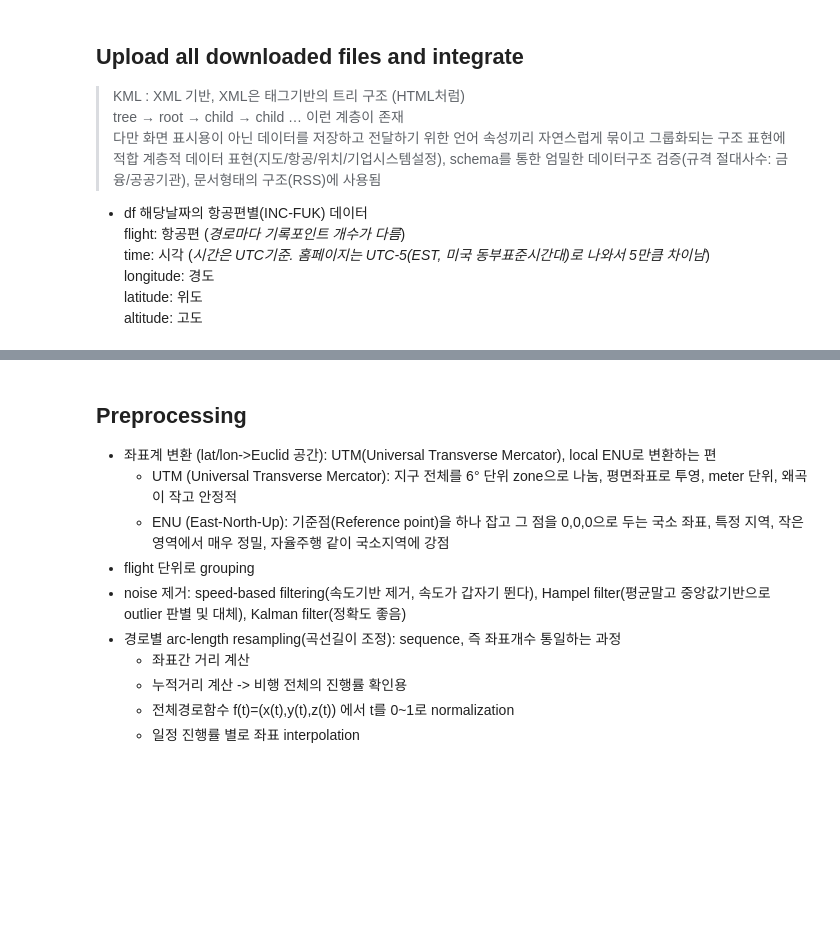
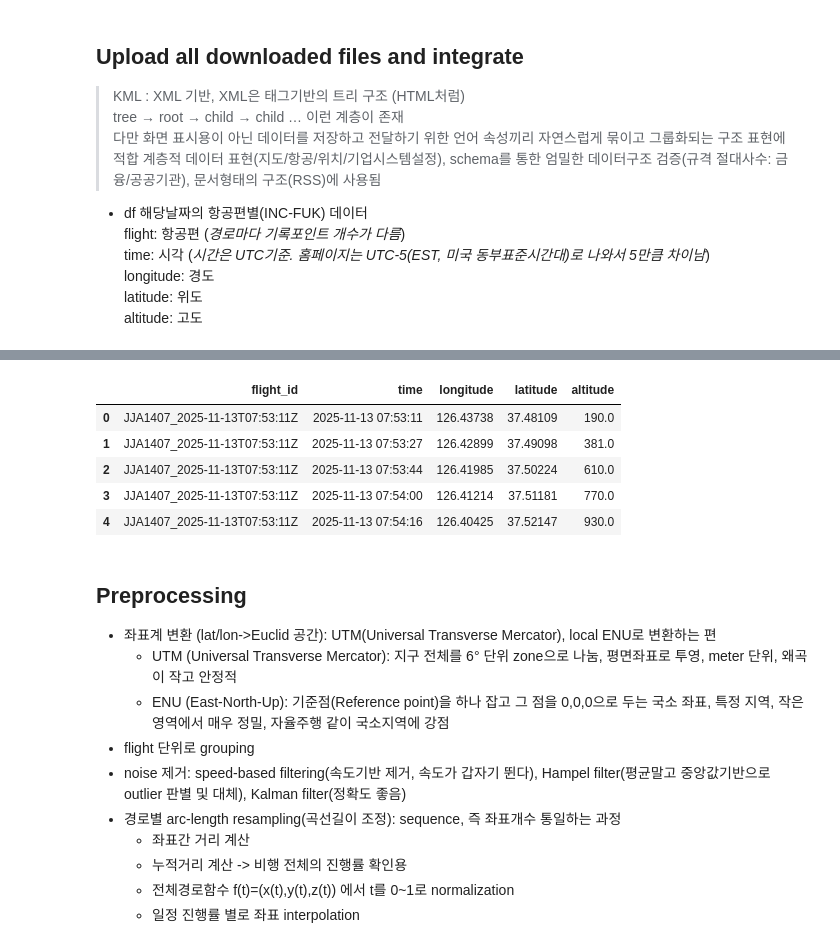
Before and after one commit to insung-hw/flight-trajectory-clustering, a Jupyter notebook: trajectory-clustering.ipynb, the cells around one changed output, grey strips where cells are left out. Cells and saved outputs as stored; diff of their text form; code cells hidden in the pictures; blank space fills up the shorter version.

```diff
--- a/trajectory-clustering.ipynb
+++ b/trajectory-clustering.ipynb
@@ -145,3 +168,12 @@ df = load_flight_data(folder)
+# %%
+df.head()
+# %% [output]
+|  | flight_id | time | longitude | latitude | altitude |
+| 0 | JJA1407_2025-11-13T07:53:11Z | 2025-11-13 07:53:11 | 126.43738 | 37.48109 | 190.0 |
+| 1 | JJA1407_2025-11-13T07:53:11Z | 2025-11-13 07:53:27 | 126.42899 | 37.49098 | 381.0 |
+| 2 | JJA1407_2025-11-13T07:53:11Z | 2025-11-13 07:53:44 | 126.41985 | 37.50224 | 610.0 |
+| 3 | JJA1407_2025-11-13T07:53:11Z | 2025-11-13 07:54:00 | 126.41214 | 37.51181 | 770.0 |
+| 4 | JJA1407_2025-11-13T07:53:11Z | 2025-11-13 07:54:16 | 126.40425 | 37.52147 | 930.0 |
 # %%
 # 파일로 저장
 
```
Also changed, not shown: parts of 4 cells of this notebook.
